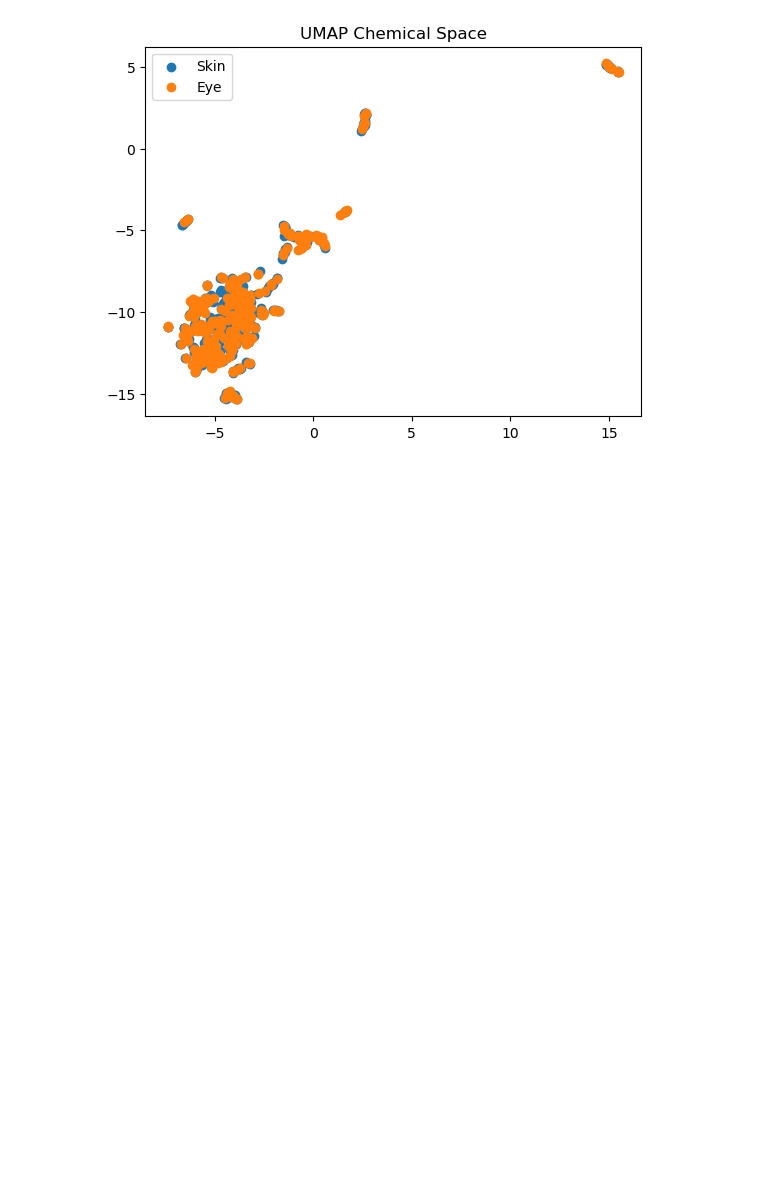
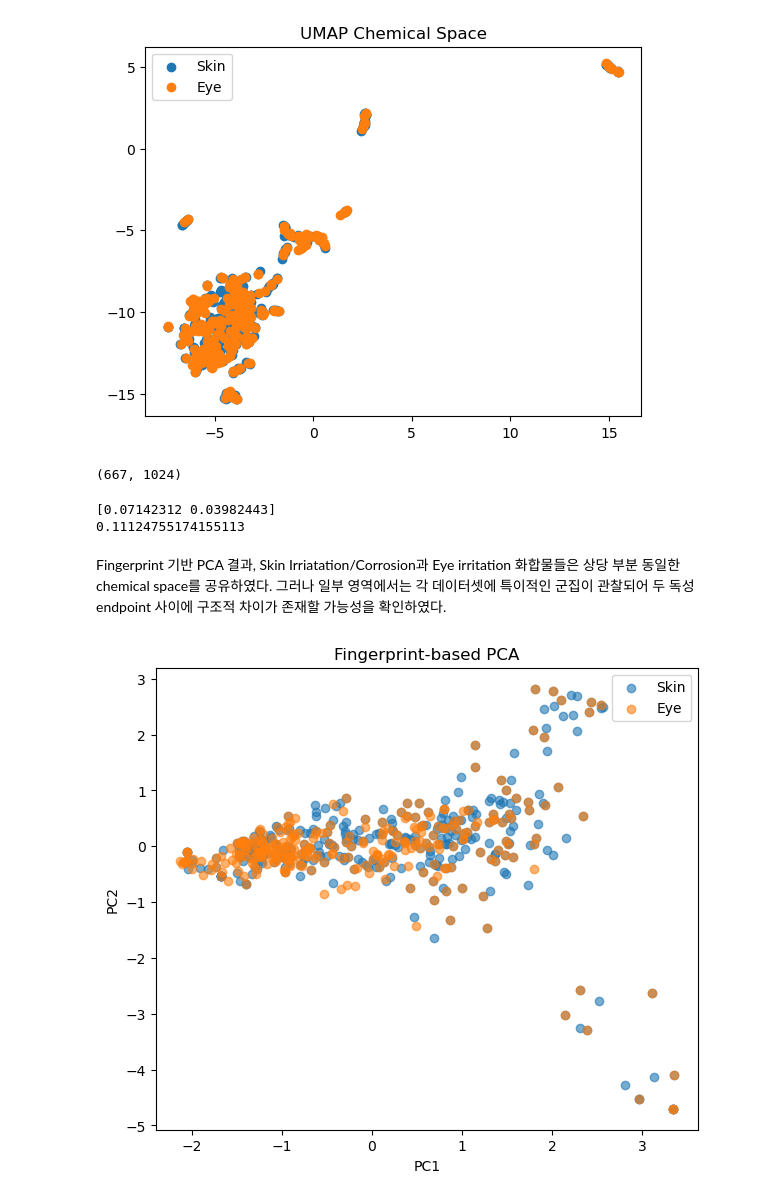
Before and after one commit to Hyeji-Shin-lab/2026-AI-ML, a Jupyter notebook: 기말고사_template1_data_pipeline (1).ipynb, the cells around one changed output. Saved outputs shown, nothing was run; the diff lists cells and outputs as text; code cells hidden in the pictures; blank space fills up the shorter version.

```diff
--- a/기말고사_template1_data_pipeline (1).ipynb
+++ b/기말고사_template1_data_pipeline (1).ipynb
@@ -858,3 +858,59 @@ plt.title("UMAP Chemical Space")
 plt.show()
 # %% [output]
 [figure]
+# %%
+skin_fp_list = skin_fp.tolist()
+eye_fp_list = eye_fp.tolist()
+# %%
+X = np.array(skin_fp_list + eye_fp_list)
+
+print(X.shape)
+# %% [output]
+(667, 1024)
+# %%
+# PCA
+
+from sklearn.decomposition import PCA
+
+pca = PCA(n_components=2)
+
+X_pca = pca.fit_transform(X)
+
+print(pca.explained_variance_ratio_)
+print(sum(pca.explained_variance_ratio_))
+# %% [output]
+[0.07142312 0.03982443]
+0.11124755174155113
+# %% [markdown]
+Fingerprint 기반 PCA 결과, Skin Irriatation/Corrosion과 Eye irritation 화합물들은 상당 부분 동일한 chemical space를 공유하였다. 그러나 일부 영역에서는 각 데이터셋에 특이적인 군집이 관찰되어 두 독성 endpoint 사이에 구조적 차이가 존재할 가능성을 확인하였다.
+# %%
+# PCA 시각화
+
+import matplotlib.pyplot as plt
+
+n_skin = len(skin_fp_list)
+
+plt.figure(figsize=(7,6))
+
+plt.scatter(
+    X_pca[:n_skin,0],
+    X_pca[:n_skin,1],
+    alpha=0.6,
+    label="Skin"
+)
+
+plt.scatter(
+    X_pca[n_skin:,0],
+    X_pca[n_skin:,1],
+    alpha=0.6,
+    label="Eye"
+)
+
+plt.xlabel("PC1")
+plt.ylabel("PC2")
+plt.title("Fingerprint-based PCA")
+plt.legend()
+
+plt.show()
+# %% [output]
+[figure, added]
```
Also changed, not shown: parts of 18 cells of this notebook.
